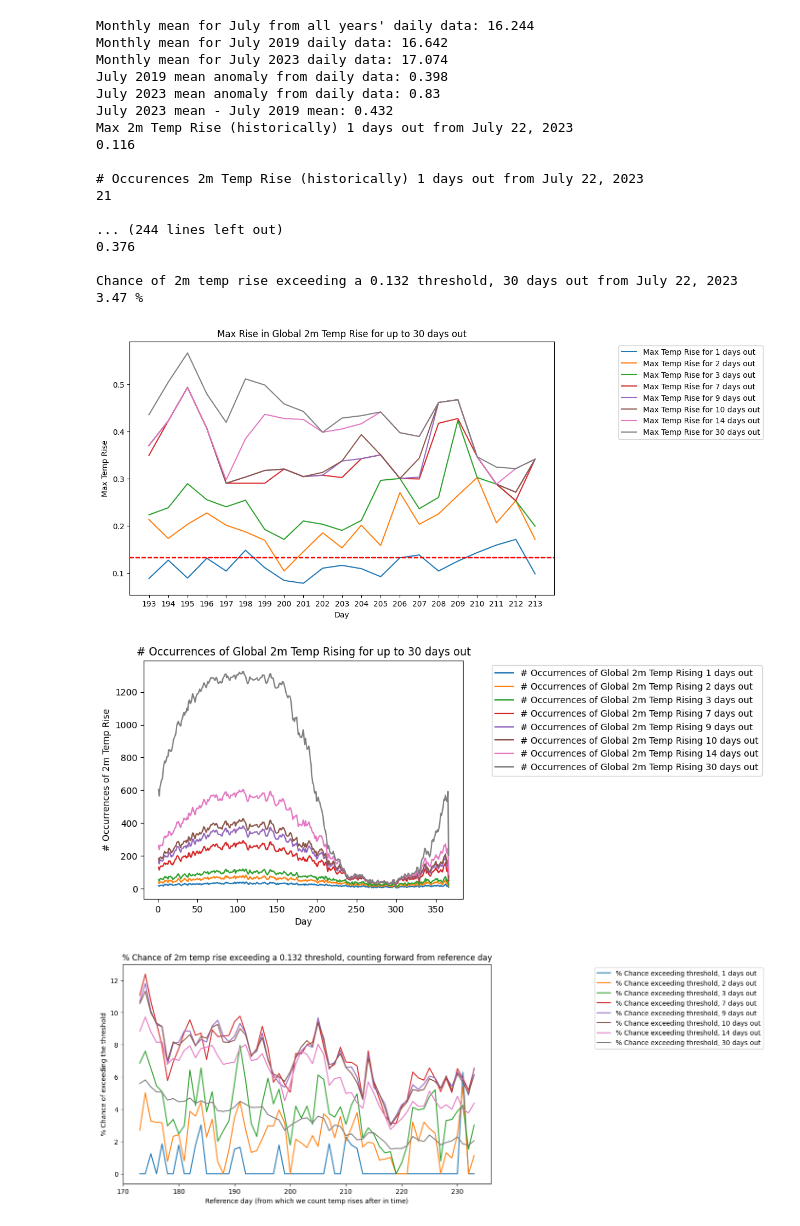
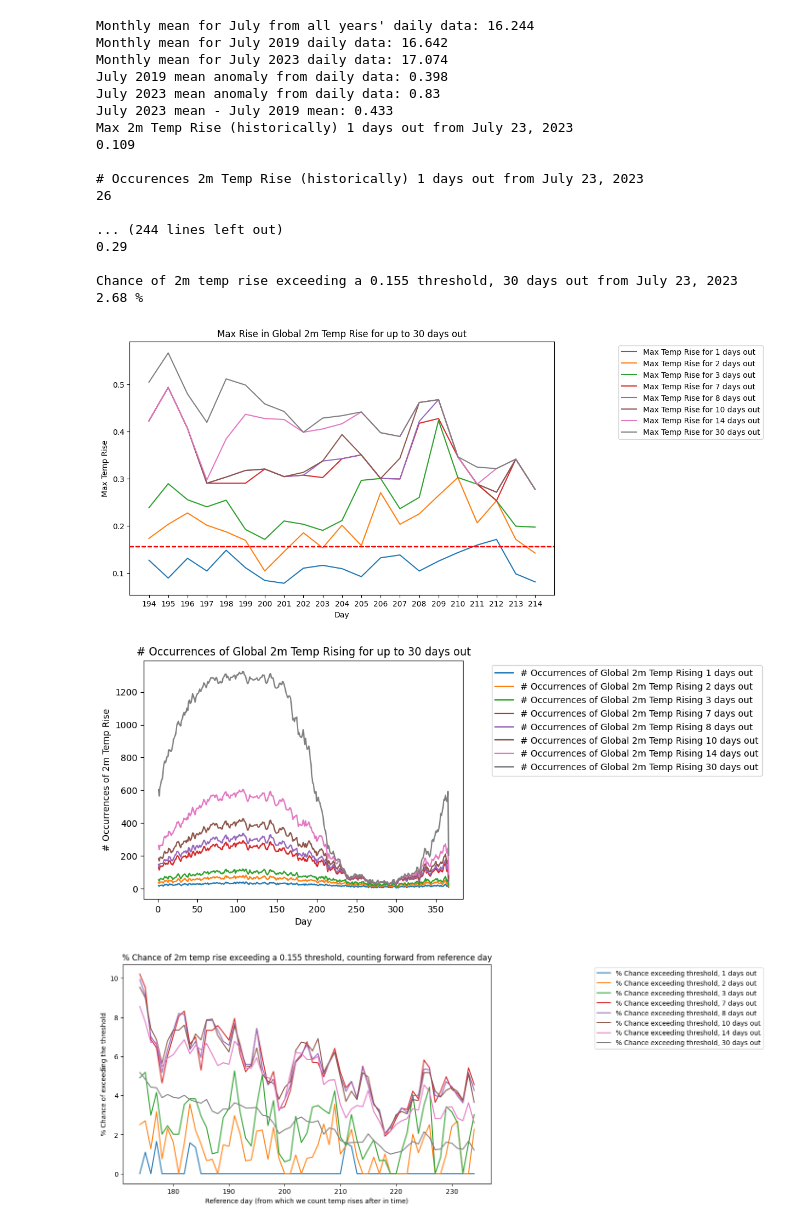
Before and after one commit to JRPdata/hot-july, a Jupyter notebook: copy_for_monthly-mean-land-ocean-temp-anomaly-extrapolate.ipynb, the cells around one changed output. Drawn from its saved outputs; the diff is of its cells as text; code cells hidden in the pictures.

Commit message:
Update for July 24

```diff
--- a/copy_for_monthly-mean-land-ocean-temp-anomaly-extrapolate.ipynb
+++ b/copy_for_monthly-mean-land-ocean-temp-anomaly-extrapolate.ipynb
@@ -47,7 +47,7 @@ def calc_max_rise_plus_days(filepath, days_out, rise_threshold, min_year):
     calculate_for_monthly_mean_land_ocean_temp = True
     start_day = 182
     end_day = 212
-    last_day_current_data = 203
+    last_day_current_data = 204
     # Calculate average mean for ~July (~day 182-212), to compare to July 2019
     if calculate_for_monthly_mean_land_ocean_temp:
         mean_data = [entry for entry in data if entry['name'] == '1979-2000 mean'][0]['data']
@@ -325,12 +325,12 @@ extrapolate_year = 2023
 # from https://climatereanalyzer.org/clim/t2_daily/json/cfsr_world_t2_day.json
 filepath = 'cfsr_world_t2_day.json'
 # %%
-# start of day of year to project out from (last day of observed data: July 22, 2023 = 203)
-start_day_1_index = 203
+# start of day of year to project out from (last day of observed data: July 23, 2023 = 204)
+start_day_1_index = 204
 # threshold in rise to count occurences for (the record temperature - the most recent observation temperature)
-rise_threshold = 17.233 - 17.101
-# days out from last day of observed data to do counts for (9 + July 22 = July 31)
-days_out = [1, 2, 3, 7, 9, 10, 14, 30]
+rise_threshold = 17.233 - 17.078
+# days out from last day of observed data to do counts for (8 + July 23 = July 31)
+days_out = [1, 2, 3, 7, 8, 10, 14, 30]
 #days_out = [1, 2, 3, 7, 22, 30]
 
 # the temp variability changes throughout the year
@@ -349,41 +349,41 @@ zoom_max_rise_days = 10
 min_year = 0
 # create graph animations over range of min_year (only final graph animation, and no occurences graph or text-based stats)
 sensitivity_analysis = False
 
 # main code
 frames_fig1 = []
 frames_fig3 = []
 if sensitivity_analysis:
     print('Creating graphs, please wait...')
     for min_year in range(1979, 2023):
         [framename_fig1, framename_fig3] = graph_max_rise_plus_days(filepath, extrapolate_year, days_out, start_day_1_index, rise_threshold, include_days_plus_minus, zoom_max_rise_days, min_year, sensitivity_analysis)
         frames_fig1.append(iio.v3.imread(framename_fig1))
         frames_fig3.append(iio.v3.imread(framename_fig3))
     imageio.mimsave("sensitivity_analysis_max_rise.gif", frames_fig1, duration=500, loop=0)
     imageio.mimsave("sensitivity_analysis_prob.gif", frames_fig3, duration=500, loop=0)
     # Display the animated gif
     display(Image(filename="sensitivity_analysis_max_rise.gif"))
     display(Image(filename="sensitivity_analysis_prob.gif"))
 else:
     [framename1, framename3] = graph_max_rise_plus_days(filepath, extrapolate_year, days_out, start_day_1_index, rise_threshold, include_days_plus_minus, zoom_max_rise_days, min_year, sensitivity_analysis)
 # %% [output]
 Monthly mean for July from all years' daily data: 16.244
 Monthly mean for July 2019 daily data: 16.642
 Monthly mean for July 2023 daily data: 17.074
 July 2019 mean anomaly from daily data: 0.398
 July 2023 mean anomaly from daily data: 0.83
-July 2023 mean - July 2019 mean: 0.432
-Max 2m Temp Rise (historically) 1 days out from July 22, 2023
-0.116
+July 2023 mean - July 2019 mean: 0.433
+Max 2m Temp Rise (historically) 1 days out from July 23, 2023
+0.109
 
-# Occurences 2m Temp Rise (historically) 1 days out from July 22, 2023
-21
+# Occurences 2m Temp Rise (historically) 1 days out from July 23, 2023
+26
 
 ... (244 lines left out)
-0.376
+0.29
 
-Chance of 2m temp rise exceeding a 0.132 threshold, 30 days out from July 22, 2023
-3.47 %
+Chance of 2m temp rise exceeding a 0.155 threshold, 30 days out from July 23, 2023
+2.68 %
-[figure, old version]
+[figure, new version]
-[figure, old version]
+[figure, new version]
-[figure, old version]
+[figure, new version]
```
Also changed, not shown: 3 other files.
